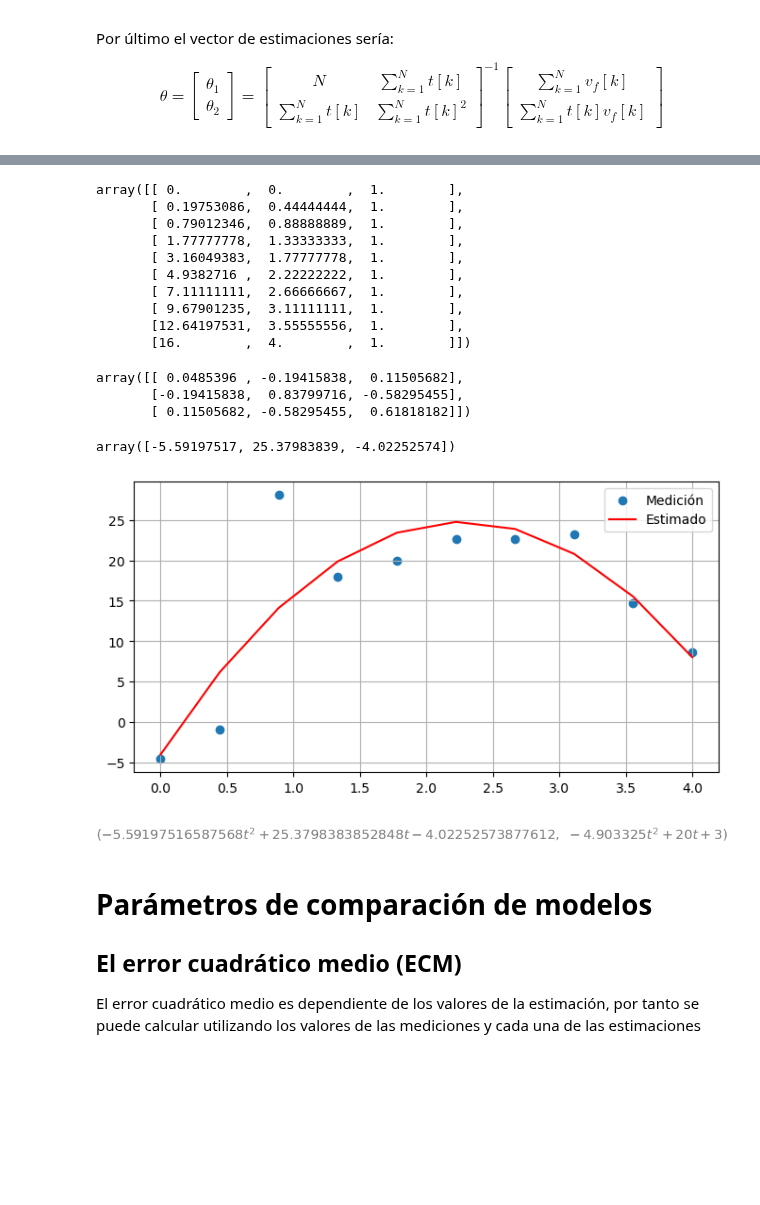
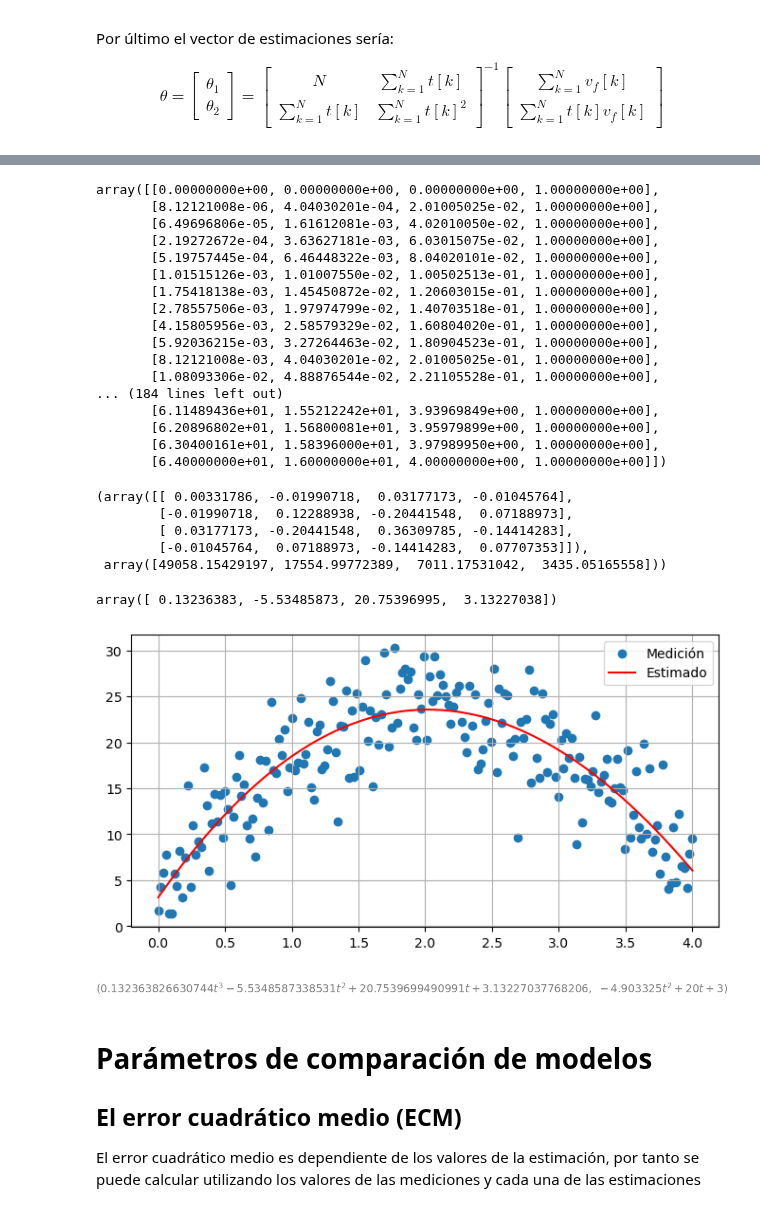
Before and after one commit to jairocuellar/System_identification, a Jupyter notebook: class_05_01.ipynb, the cells around one changed output, grey strips where cells are left out. Cells and saved outputs as stored; diff of their text form; code cells hidden in the pictures; blank space fills up the shorter version.

```diff
--- a/class_05_01.ipynb
+++ b/class_05_01.ipynb
@@ -150,7 +150,7 @@ N&\sum_{k=1}^{N}t[k]\\\sum_{k=1}^{N}t[k]&\sum_{k=1}^{N}t[k]^2
 # y = (-1/2g) t^2 + v0 t + y0, el menos indica que el movimiento está perdiendo
 # velocidad
 
-N = 10
+N = 200
 t = np.linspace(0,4,N)
 teta0 = 3;
 teta1 = 20
@@ -165,7 +165,7 @@ y_true = (teta2*(t**2)+teta1*t+teta0)
 # si el máximo de y_true es 5, r podría ser un valor cercano a 1 para
 # asumir un máximo del 20% de error.
 
-r = 5
+r = 4
 e = np.random.normal(0,r,size=N)
 
 ## Señal con error incluido para simular una medición
@@ -198,44 +200,55 @@ data
 ## phi es el regresor y es una HIPÓTESIS
 ## Se supone que desconocemos cómo sería, entonces toca ensayar con diferentes
 # valores para el regresor
-phi = np.array([data.t**2, data.t, data.ones]).transpose()
+#phi = np.array([data.t, data.ones]).transpose()
 #phi = np.array([data.ones, data.t**0.5]).transpose()
-#phi = np.array([data.ones, data.t, data.t**2, data.t**3]).transpose()
+phi = np.array([data.t**3, data.t**2, data.t, data.ones]).transpose()
 #phi = np.array([data.ones, data.t, data.t**2]).transpose()
 
 phi
 # %% [output]
-array([[ 0.        ,  0.        ,  1.        ],
-       [ 0.19753086,  0.44444444,  1.        ],
-       [ 0.79012346,  0.88888889,  1.        ],
-       [ 1.77777778,  1.33333333,  1.        ],
-       [ 3.16049383,  1.77777778,  1.        ],
-       [ 4.9382716 ,  2.22222222,  1.        ],
-       [ 7.11111111,  2.66666667,  1.        ],
-       [ 9.67901235,  3.11111111,  1.        ],
-       [12.64197531,  3.55555556,  1.        ],
-       [16.        ,  4.        ,  1.        ]])
+array([[0.00000000e+00, 0.00000000e+00, 0.00000000e+00, 1.00000000e+00],
+       [8.12121008e-06, 4.04030201e-04, 2.01005025e-02, 1.00000000e+00],
+       [6.49696806e-05, 1.61612081e-03, 4.02010050e-02, 1.00000000e+00],
+       [2.19272672e-04, 3.63627181e-03, 6.03015075e-02, 1.00000000e+00],
+       [5.19757445e-04, 6.46448322e-03, 8.04020101e-02, 1.00000000e+00],
+       [1.01515126e-03, 1.01007550e-02, 1.00502513e-01, 1.00000000e+00],
+       [1.75418138e-03, 1.45450872e-02, 1.20603015e-01, 1.00000000e+00],
+       [2.78557506e-03, 1.97974799e-02, 1.40703518e-01, 1.00000000e+00],
+       [4.15805956e-03, 2.58579329e-02, 1.60804020e-01, 1.00000000e+00],
+       [5.92036215e-03, 3.27264463e-02, 1.80904523e-01, 1.00000000e+00],
+       [8.12121008e-03, 4.04030201e-02, 2.01005025e-01, 1.00000000e+00],
+       [1.08093306e-02, 4.88876544e-02, 2.21105528e-01, 1.00000000e+00],
+... (184 lines left out)
+       [6.11489436e+01, 1.55212242e+01, 3.93969849e+00, 1.00000000e+00],
+       [6.20896802e+01, 1.56800081e+01, 3.95979899e+00, 1.00000000e+00],
+       [6.30400161e+01, 1.58396000e+01, 3.97989950e+00, 1.00000000e+00],
+       [6.40000000e+01, 1.60000000e+01, 4.00000000e+00, 1.00000000e+00]])
 # %%
 ### Calculando la matriz phi'*phi y calculando la inversa
 A = np.dot(phi.transpose(),phi)
 A_inv = np.linalg.inv(A)
-A_inv
+# Calculando B = phi'*y
+B = np.dot(phi.transpose(),y)
+
+A_inv, B
 # %% [output]
-array([[ 0.0485396 , -0.19415838,  0.11505682],
-       [-0.19415838,  0.83799716, -0.58295455],
-       [ 0.11505682, -0.58295455,  0.61818182]])
+(array([[ 0.00331786, -0.01990718,  0.03177173, -0.01045764],
+        [-0.01990718,  0.12288938, -0.20441548,  0.07188973],
+        [ 0.03177173, -0.20441548,  0.36309785, -0.14414283],
+        [-0.01045764,  0.07188973, -0.14414283,  0.07707353]]),
+ array([49058.15429197, 17554.99772389,  7011.17531042,  3435.05165558]))
 # %%
-# Calculando B = phi'*y
-B = np.dot(phi.transpose(),y)
 #Obteniendo la matriz de parámetros theta
 theta = np.dot(A_inv,B)
 theta
 # %% [output]
-array([-5.59197517, 25.37983839, -4.02252574])
+array([ 0.13236383, -5.53485873, 20.75396995,  3.13227038])
 # %%
 ## Calculando los datos de salida con los parámetros estimados
 #y_e = theta[0]*(t**2)+theta[1]*t+theta[2]
-y_e = theta[0]*(t**2)+theta[1]*t + theta[2]
+y_e = theta[0]*(t**3)+theta[1]*(t**2) + theta[2]*t + theta[3]
+#y_e = theta[0]*t+theta[1]
 data_e = pd.DataFrame(data = {'t':t,'y_e':y_e})
 ## Graficando Los 3 modelos
 #sns.scatterplot(data,x ='t',y = 'y')
@@ -247,19 +260,19 @@ plt.plot(t,y_e,color = 'red')
 plt.legend(["Medición","Estimado"])
 plt.grid()
 # %% [output]
-[figure, old version]
+[figure, new version]
 # %%
 # Función modelo vs función original
 vf,t = sym.symbols('vf,t')
 
 # Este es el modelo estimado
-vf = theta[0]*t**2+theta[1]*t+theta[2]
+vf = theta[0]*t**3+theta[1]*t**2+theta[2]*t+theta[3]
 
 ## Esta es la original:
 vf0 = teta2*t**2+teta1*t+teta0
 vf, vf0
 # %% [output]
-[figure, old version]
+[figure, new version]
 # %% [markdown]
 # Parámetros de comparación de modelos
 
```
Also changed, not shown: parts of 3 cells of this notebook, 10 other files.
